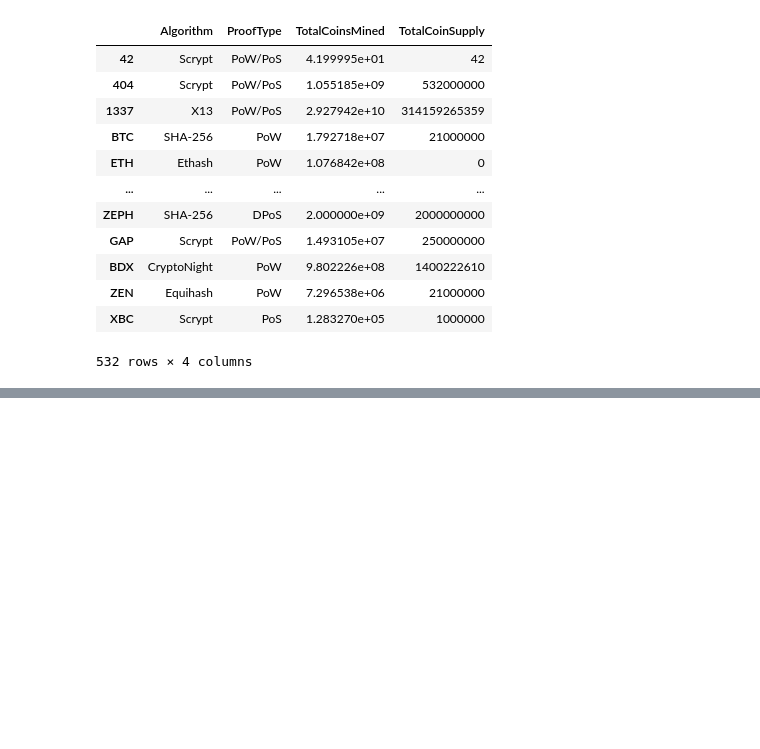
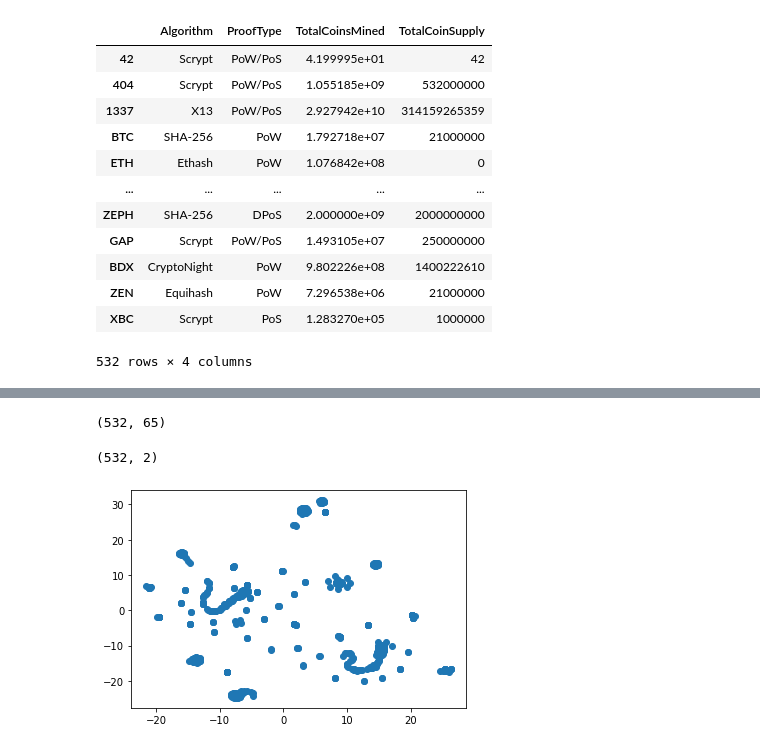
Before and after one commit to andyob715/unsupervised_machine_learning, a Jupyter notebook: crypto.ipynb, the cells around one changed output, grey strips where cells are left out. Cells and saved outputs as stored; diff of their text form; code cells hidden in the pictures; blank space fills up the shorter version.

Commit message:
updated through scatter plot

```diff
--- a/crypto.ipynb
+++ b/crypto.ipynb
@@ -122,0 +142,4 @@ crypto5
+# %%
+# convert the remaining features with text values, Algorithm and ProofType, into numerical data
+crypto7 = pd.get_dummies(crypto6,columns = ['Algorithm','ProofType'])
+crypto7
@@ -122,0 +160,10 @@ crypto5
+# %%
+# Standardize your dataset so that columns that contain larger values do not unduly influence the outcome.
+#step 1 import the goodies
+from sklearn.preprocessing import StandardScaler,MinMaxScaler
+from sklearn.decomposition import PCA
+from sklearn.cluster import KMeans
+
+#step 2 scale
+crypto_scaled = StandardScaler().fit_transform(crypto7)
+crypto_scaled
@@ -122,0 +184,29 @@ crypto5
+# %%
+#Dimensionality Reduction - For this project, preserve 90% of the explained variance in dimensionality reduction.
+pca = PCA(n_components=0.90)
+
+crypto_pca=pca.fit_transform(crypto_scaled)
+
+crypto_pca
+crypto_pca.shape
+# %% [output]
+(532, 65)
+# %%
+#Dimensionality Reduction - run t-SNE on the principal components: the output of the PCA transformation
+from sklearn.manifold import TSNE
+
+tsne = TSNE(learning_rate=35)
+
+tsne_features = tsne.fit_transform(crypto_pca)
+tsne_features.shape
+# %% [output]
+(532, 2)
+# %%
+# create a scatter plot of the t-SNE output. Observe whether there are distinct clusters or not.
+X = tsne_features[:,0]
+y = tsne_features[:,1]
+
+plt.scatter(X,y)
+plt.show()
+# %% [output]
+[figure, added]
```
Also changed, not shown: parts of 3 cells of this notebook.
